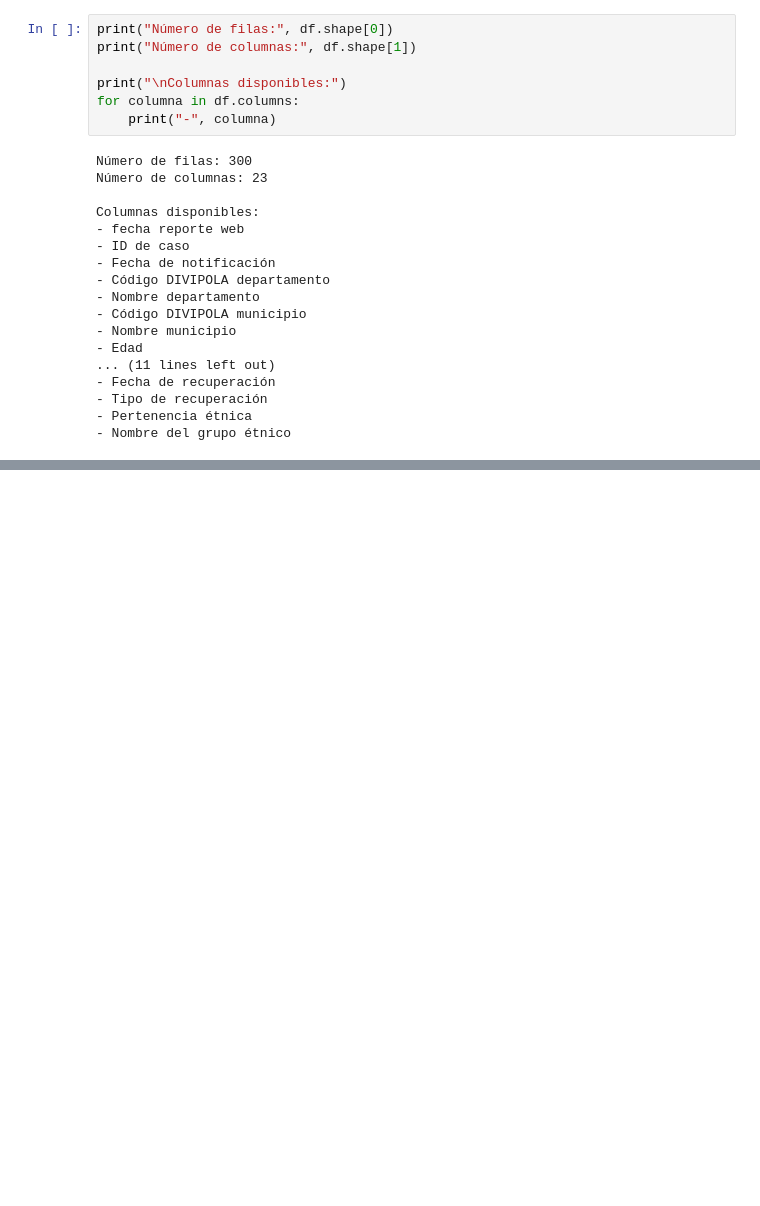
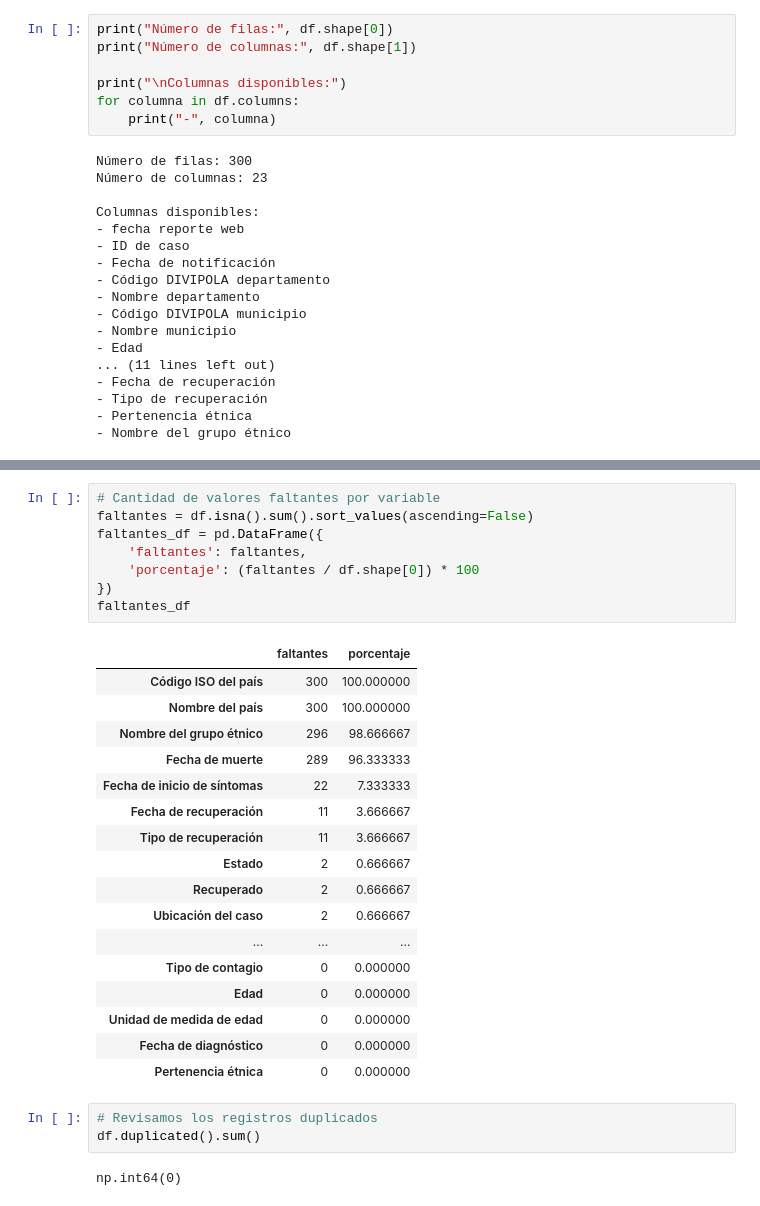
Before and after one commit to asegura4488/EDCO_IntroCienciaDatos, a Jupyter notebook: Semana3/Pandas_EstudioExploratorio.ipynb, the cells around one changed output, grey strips where cells are left out. Drawn from its saved outputs; the diff is of its cells as text; blank space fills up the shorter version.

```diff
--- a/Semana3/Pandas_EstudioExploratorio.ipynb
+++ b/Semana3/Pandas_EstudioExploratorio.ipynb
@@ -78,0 +131,31 @@ Columnas disponibles:
+# %%
+# Cantidad de valores faltantes por variable
+faltantes = df.isna().sum().sort_values(ascending=False)
+faltantes_df = pd.DataFrame({
+    'faltantes': faltantes,
+    'porcentaje': (faltantes / df.shape[0]) * 100
+})
+faltantes_df
+# %% [output]
+|  | faltantes | porcentaje |
+| Código ISO del país | 300 | 100.000000 |
+| Nombre del país | 300 | 100.000000 |
+| Nombre del grupo étnico | 296 | 98.666667 |
+| Fecha de muerte | 289 | 96.333333 |
+| Fecha de inicio de síntomas | 22 | 7.333333 |
+| Fecha de recuperación | 11 | 3.666667 |
+| Tipo de recuperación | 11 | 3.666667 |
+| Estado | 2 | 0.666667 |
+| Recuperado | 2 | 0.666667 |
+| Ubicación del caso | 2 | 0.666667 |
+| ... | ... | ... |
+| Tipo de contagio | 0 | 0.000000 |
+| Edad | 0 | 0.000000 |
+| Unidad de medida de edad | 0 | 0.000000 |
+| Fecha de diagnóstico | 0 | 0.000000 |
+| Pertenencia étnica | 0 | 0.000000 |
+# %%
+# Revisamos los registros duplicados
+df.duplicated().sum()
+# %% [output]
+np.int64(0)
```
Also changed, not shown: parts of 7 cells of this notebook.
